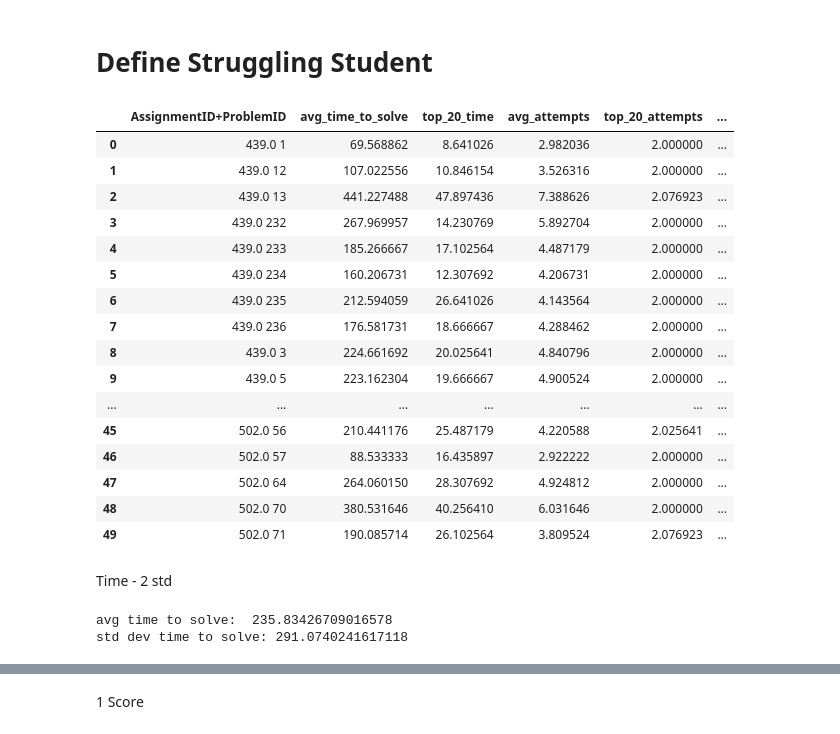
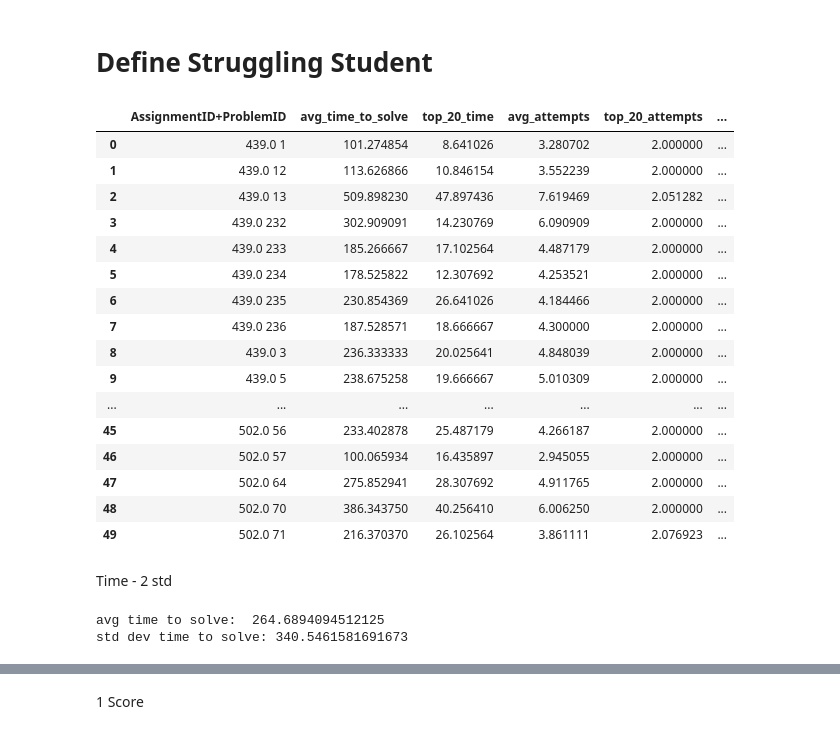
Before and after one commit to nogaschw/Detecting-Struggling-Student-Programmers-using-Proficiency-Taxonomies, a Jupyter notebook: stat_codeworkout.ipynb, the cells around one changed output, grey strips where cells are left out. Saved outputs shown, nothing was run; the diff lists cells and outputs as text; code cells hidden in the pictures.

```diff
--- a/stat_codeworkout.ipynb
+++ b/stat_codeworkout.ipynb
@@ -73,7 +81,7 @@ len(successfull), len(not_successfull)
 # %% [output]
 (15024, 1155)
 # %%
-x = df['Max.Score'].apply(lambda x: 100 * x)
+x = df[df['success'] == 0]['Max.Score'].apply(lambda x: 100 * x)
 plt.title('Score distribution')
 plt.xlabel('Scores')
 plt.ylabel('Number of students')
@@ -559,7 +570,7 @@ plot_snapshot(specific_quetion_success)
 # Define Struggling Student
 # %%
 # measure avg without student who take a break (more than 10 minutes between snapshots)
-df_without_break = df_with_snapshots[df_with_snapshots['time_between_snapshots'].apply(lambda x: max(x) < 600)]
+df_without_break = df_with_snapshots[df_with_snapshots['time_between_snapshots'].apply(lambda x: max(x) < 900)]
 df_without_break_grouped = df_without_break.groupby(['AssignmentID+ProblemID'])
 top_20 = int(time_stat['number_of_students'].mean() // 5)
 
@@ -572,57 +583,57 @@ top_20_time = df_without_break_grouped['time_to_solve'].apply(lambda x: pd.Serie
 # Calculate average attempts for each group
 avg_attempts = df_without_break_grouped['num_snapshots'].mean()
 
 # Calculate the top 20 attempts for each group
 top_20_attempts = df_without_break_grouped['num_snapshots'].apply(lambda x: pd.Series(sorted(x)[:top_20]).mean())
 
 variance_time_to_solve = df_without_break_grouped['time_to_solve'].var()
 
 std_dev_time_to_solve = df_without_break_grouped['time_to_solve'].std()
 
 variance_num_snapshots = df_without_break_grouped['num_snapshots'].var()
 
 std_dev_num_snapshots = df_without_break_grouped['num_snapshots'].std()
 
 
 # Combine the results into a DataFrame
 result_df = pd.DataFrame({
     'avg_time_to_solve': avg_time_to_solve,
     'top_20_time': top_20_time,
     'avg_attempts': avg_attempts,
     'top_20_attempts': top_20_attempts,
     'variance_time_to_solve': variance_time_to_solve,
     'std_dev_time_to_solve': std_dev_time_to_solve,
     'variance_num_snapshots': variance_num_snapshots,
     'std_dev_num_snapshots': std_dev_num_snapshots
 }).reset_index()
 
 result_df
 # %% [output]
 |  | AssignmentID+ProblemID | avg_time_to_solve | top_20_time | avg_attempts | top_20_attempts | ... |
-| 0 | 439.0 1 | 69.568862 | 8.641026 | 2.982036 | 2.000000 | ... |
-| 1 | 439.0 12 | 107.022556 | 10.846154 | 3.526316 | 2.000000 | ... |
-| 2 | 439.0 13 | 441.227488 | 47.897436 | 7.388626 | 2.076923 | ... |
-| 3 | 439.0 232 | 267.969957 | 14.230769 | 5.892704 | 2.000000 | ... |
+| 0 | 439.0 1 | 101.274854 | 8.641026 | 3.280702 | 2.000000 | ... |
+| 1 | 439.0 12 | 113.626866 | 10.846154 | 3.552239 | 2.000000 | ... |
+| 2 | 439.0 13 | 509.898230 | 47.897436 | 7.619469 | 2.051282 | ... |
+| 3 | 439.0 232 | 302.909091 | 14.230769 | 6.090909 | 2.000000 | ... |
 | 4 | 439.0 233 | 185.266667 | 17.102564 | 4.487179 | 2.000000 | ... |
-| 5 | 439.0 234 | 160.206731 | 12.307692 | 4.206731 | 2.000000 | ... |
-| 6 | 439.0 235 | 212.594059 | 26.641026 | 4.143564 | 2.000000 | ... |
-| 7 | 439.0 236 | 176.581731 | 18.666667 | 4.288462 | 2.000000 | ... |
-| 8 | 439.0 3 | 224.661692 | 20.025641 | 4.840796 | 2.000000 | ... |
-| 9 | 439.0 5 | 223.162304 | 19.666667 | 4.900524 | 2.000000 | ... |
+| 5 | 439.0 234 | 178.525822 | 12.307692 | 4.253521 | 2.000000 | ... |
+| 6 | 439.0 235 | 230.854369 | 26.641026 | 4.184466 | 2.000000 | ... |
+| 7 | 439.0 236 | 187.528571 | 18.666667 | 4.300000 | 2.000000 | ... |
+| 8 | 439.0 3 | 236.333333 | 20.025641 | 4.848039 | 2.000000 | ... |
+| 9 | 439.0 5 | 238.675258 | 19.666667 | 5.010309 | 2.000000 | ... |
 | ... | ... | ... | ... | ... | ... | ... |
-| 45 | 502.0 56 | 210.441176 | 25.487179 | 4.220588 | 2.025641 | ... |
-| 46 | 502.0 57 | 88.533333 | 16.435897 | 2.922222 | 2.000000 | ... |
-| 47 | 502.0 64 | 264.060150 | 28.307692 | 4.924812 | 2.000000 | ... |
-| 48 | 502.0 70 | 380.531646 | 40.256410 | 6.031646 | 2.000000 | ... |
-| 49 | 502.0 71 | 190.085714 | 26.102564 | 3.809524 | 2.076923 | ... |
+| 45 | 502.0 56 | 233.402878 | 25.487179 | 4.266187 | 2.000000 | ... |
+| 46 | 502.0 57 | 100.065934 | 16.435897 | 2.945055 | 2.000000 | ... |
+| 47 | 502.0 64 | 275.852941 | 28.307692 | 4.911765 | 2.000000 | ... |
+| 48 | 502.0 70 | 386.343750 | 40.256410 | 6.006250 | 2.000000 | ... |
+| 49 | 502.0 71 | 216.370370 | 26.102564 | 3.861111 | 2.076923 | ... |
 # %% [markdown]
 Time - 2 std
 # %%
 print("avg time to solve: ", result_df['avg_time_to_solve'].mean())
 print("std dev time to solve:",result_df['std_dev_time_to_solve'].mean())
 # %% [output]
-avg time to solve:  235.83426709016578
-std dev time to solve: 291.0740241617118
+avg time to solve:  264.6894094512125
+std dev time to solve: 340.5461581691673
 # %%
 columns = ['SubjectID', 'AssignmentID+ProblemID', 'num_snapshots', 'time_to_solve', 'time_between_snapshots', 'Max.Score', 'Snapshots']
 
```
Also changed, not shown: parts of 32 cells of this notebook, 7 other files.
